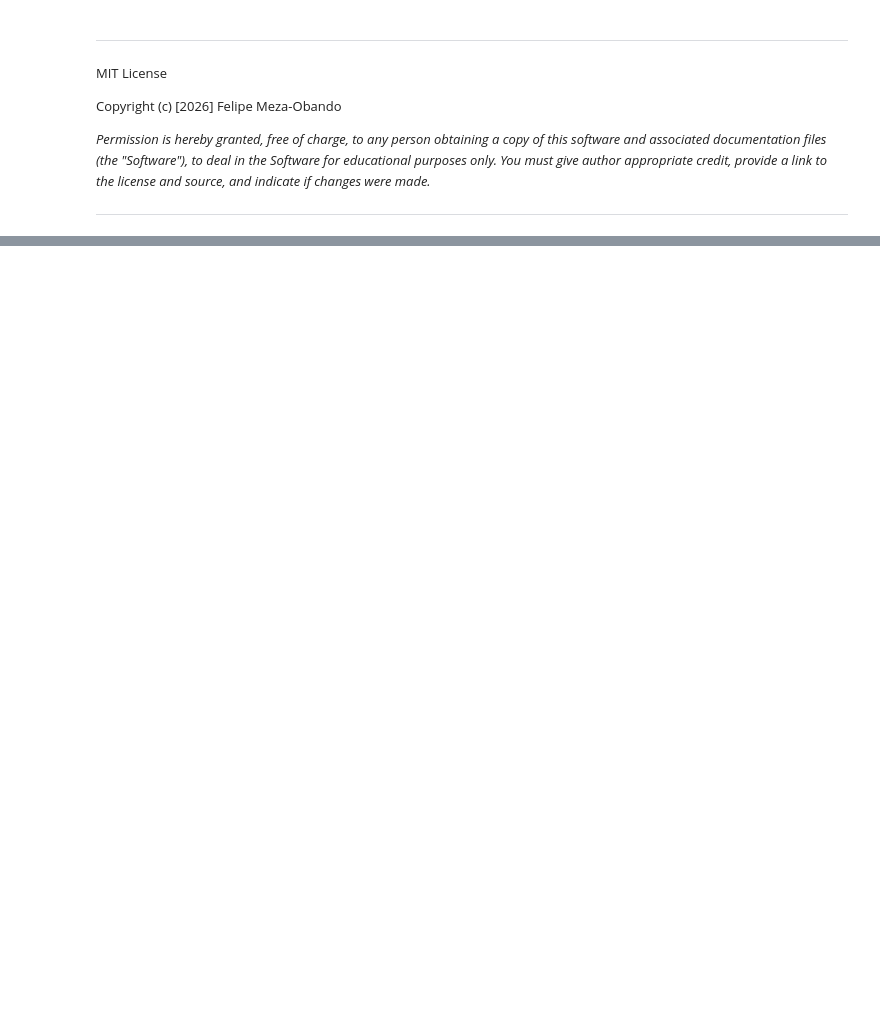
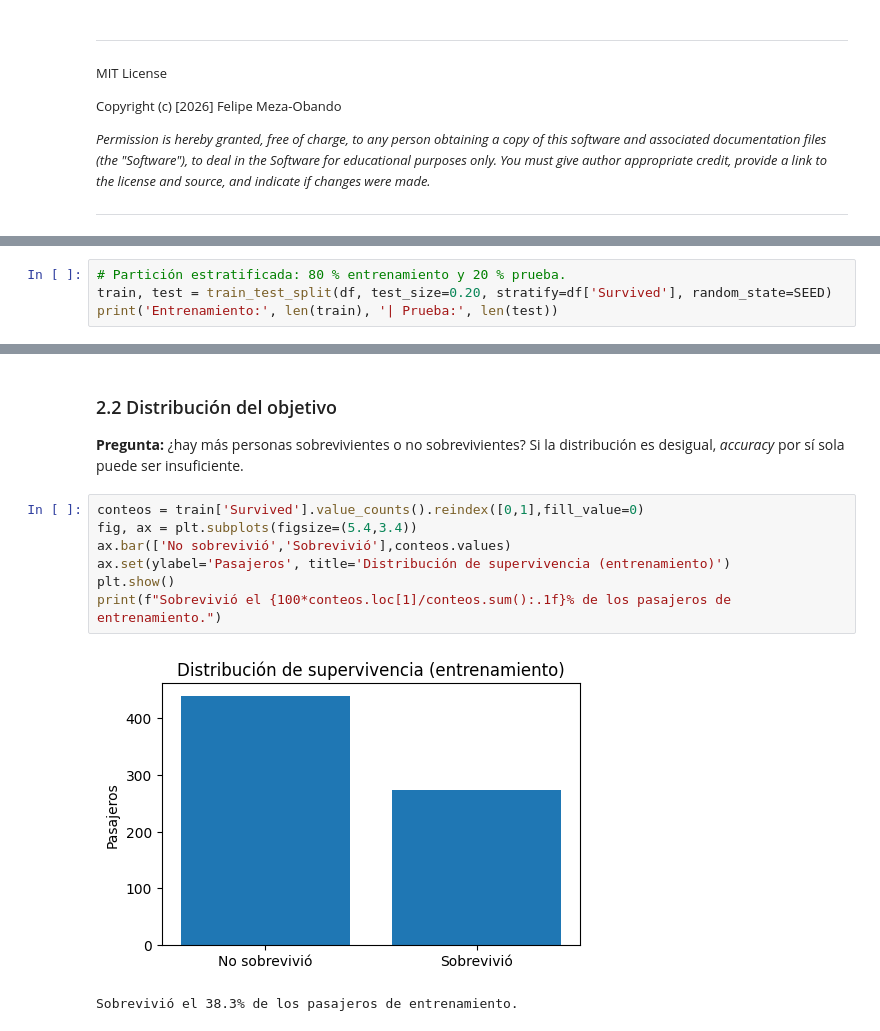
Before and after one commit to fmezacr/DataScienceTEC, a Jupyter notebook: ML_Titanic_EDA_Preprocesamiento.ipynb, the cells around one changed output, grey strips where cells are left out. Drawn from its saved outputs; the diff is of its cells as text; blank space fills up the shorter version.

```diff
--- a/ML_Titanic_EDA_Preprocesamiento.ipynb
+++ b/ML_Titanic_EDA_Preprocesamiento.ipynb
@@ -433,0 +67,4 @@ print('4. Limitaciones: muestra histórica pequeña; asociaciones no causales; '
+# %%
+# Partición estratificada: 80 % entrenamiento y 20 % prueba.
+train, test = train_test_split(df, test_size=0.20, stratify=df['Survived'], random_state=SEED)
+print('Entrenamiento:', len(train), '| Prueba:', len(test))
@@ -433,0 +120,13 @@ print('4. Limitaciones: muestra histórica pequeña; asociaciones no causales; '
+# %% [markdown]
+### 2.2 Distribución del objetivo
+**Pregunta:** ¿hay más personas sobrevivientes o no sobrevivientes? Si la distribución es desigual, *accuracy* por sí sola puede ser insuficiente.
+# %%
+conteos = train['Survived'].value_counts().reindex([0,1],fill_value=0)
+fig, ax = plt.subplots(figsize=(5.4,3.4))
+ax.bar(['No sobrevivió','Sobrevivió'],conteos.values)
+ax.set(ylabel='Pasajeros', title='Distribución de supervivencia (entrenamiento)')
+plt.show()
+print(f"Sobrevivió el {100*conteos.loc[1]/conteos.sum():.1f}% de los pasajeros de entrenamiento.")
+# %% [output]
+[figure, added]
+Sobrevivió el 38.3% de los pasajeros de entrenamiento.
```
Also changed, not shown: parts of 55 cells of this notebook.
